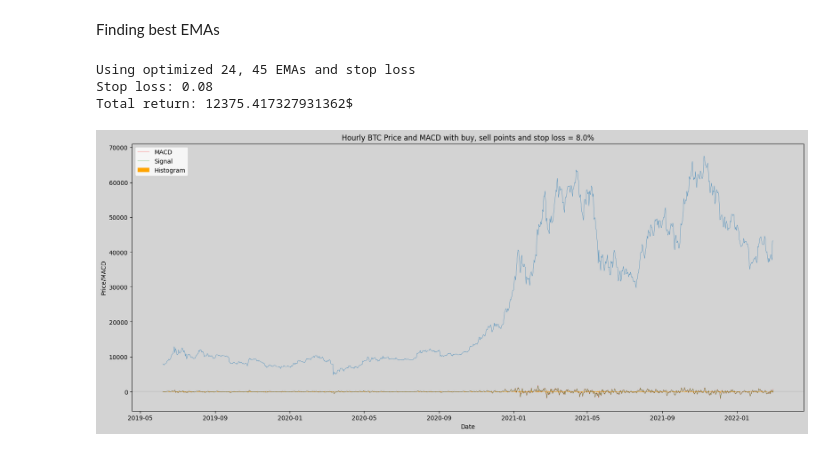
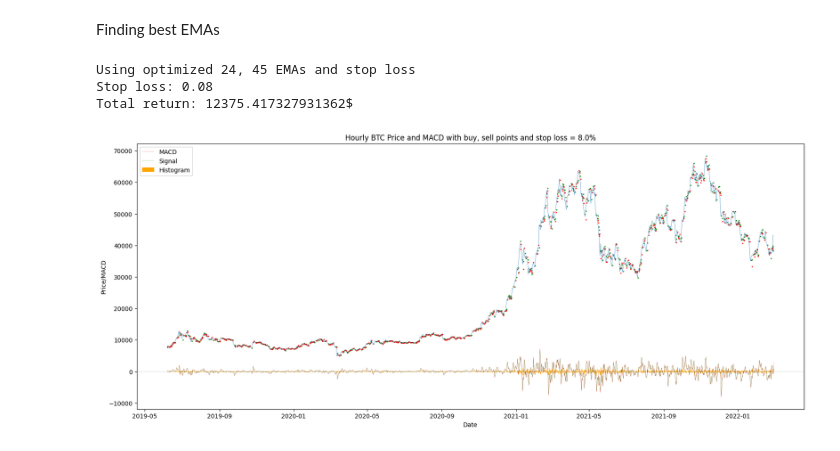
Before and after one commit to timschopinski/macd-analysis, a Jupyter notebook: main.ipynb, the cells around one changed output. Saved outputs shown, nothing was run; the diff lists cells and outputs as text; code cells hidden in the pictures.

```diff
--- a/main.ipynb
+++ b/main.ipynb
@@ -380,36 +423,40 @@ Finding best EMAs
 from optimization.stop_loss_optimization import get_optimized_stop_loss
 macd_data = get_macd(data, 24, 45)
 stop_loss = get_optimized_stop_loss(data)
 macd_tester = MACDTester(macd_data, stop_loss=stop_loss)
 print('Using optimized 24, 45 EMAs and stop loss')
 print(f'Stop loss: {stop_loss}')
 print(f'Total return: {macd_tester.get_total_return()}$')
 buy_dates = macd_tester.get_buy_dates()
 buy_prices = macd_tester.get_buy_prices()
 sell_dates = macd_tester.get_sell_dates()
 sell_prices = macd_tester.get_sell_prices()
 
 fig, ax = plt.subplots(figsize=(20, 8))
-
+macd_data['macd'] = macd_data['macd'].apply(lambda x: x*4)
+macd_data['signal'] = macd_data['signal'].apply(lambda x: x*4)
+macd_data['histogram'] = macd_data['histogram'].apply(lambda x: x*4)
 # set the background color of the axes
-ax.set_facecolor('lightgray')
-fig.set_facecolor('lightgray')
+ax.set_facecolor('white')
+fig.set_facecolor('white')
 plt.plot(btc_data['close'], lw=0.4)
-plt.plot(macd_data['macd'], label='MACD', color='red', lw=0.3)
-plt.plot(macd_data['signal'], label='Signal', color='green', lw=0.3)
+plt.plot(macd_data['macd'], label='MACD', color='red', lw=0.2)
+plt.plot(macd_data['signal'], label='Signal', color='green', lw=0.2)
 plt.bar(macd_data.index, macd_data['histogram'], color='orange', width=0.4, label='Histogram')
+plt.scatter(buy_dates, buy_prices, color='g', s=1)
+plt.scatter(sell_dates, sell_prices, color='r', s=1)
 
 plt.axhline(0, color='black', lw=0.1)
 
 plt.xlabel('Date')
 plt.ylabel('Price/MACD')
 plt.title(f'Hourly BTC Price and MACD with buy, sell points and stop loss = {stop_loss * 100}%')
 plt.legend(loc='upper left')
 
 plt.savefig('charts/hourly_macd_optimized_with_stop_loss.png')
 plt.show()
 # %% [output]
 Using optimized 24, 45 EMAs and stop loss
 Stop loss: 0.08
 Total return: 12375.417327931362$
-[figure, old version]
+[figure, new version]
```
Also changed, not shown: parts of 5 cells of this notebook, 6 other files.
